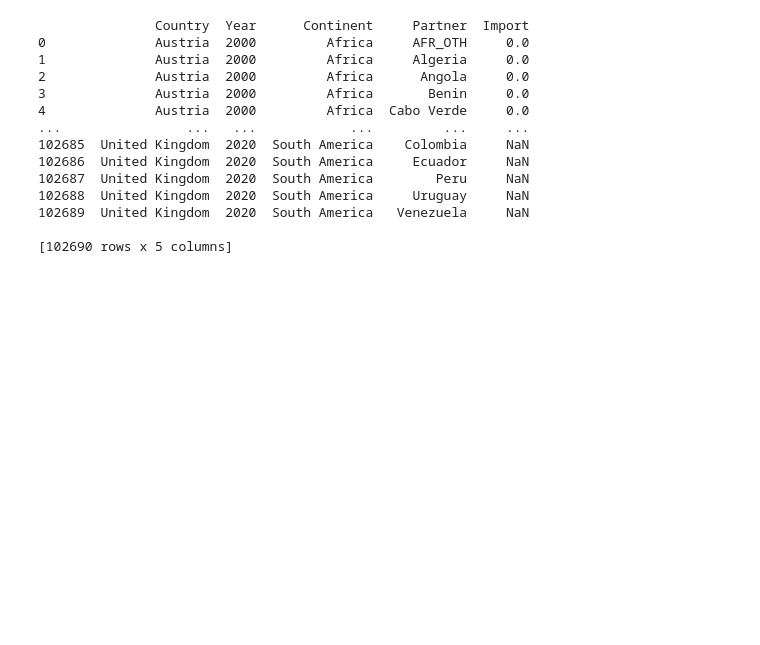
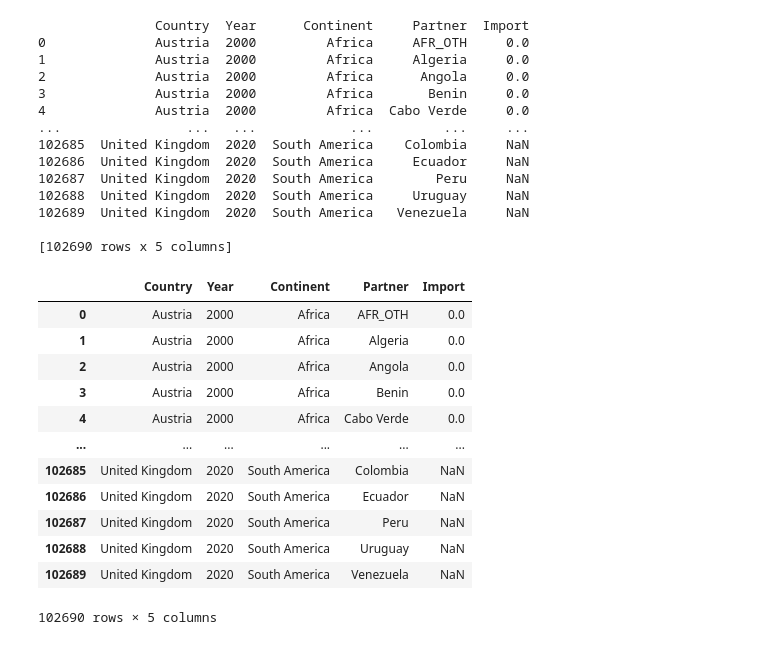
Before and after one commit to esvelaren/Information-Visualization-Project, a Jupyter notebook: dataframes.ipynb, the cells around one changed output. Cells and saved outputs as stored; diff of their text form; code cells hidden in the pictures; blank space fills up the shorter version.

```diff
--- a/dataframes.ipynb
+++ b/dataframes.ipynb
@@ -586,3 +586,19 @@ AME_OTH not found in regex
 102689  United Kingdom  2020  South America   Venezuela     NaN
 
 [102690 rows x 5 columns]
+# %%
+df_natural_gas_exporters
+# %% [output]
+|  | Country | Year | Continent | Partner | Import |
+| 0 | Austria | 2000 | Africa | AFR_OTH | 0.0 |
+| 1 | Austria | 2000 | Africa | Algeria | 0.0 |
+| 2 | Austria | 2000 | Africa | Angola | 0.0 |
+| 3 | Austria | 2000 | Africa | Benin | 0.0 |
+| 4 | Austria | 2000 | Africa | Cabo Verde | 0.0 |
+| ... | ... | ... | ... | ... | ... |
+| 102685 | United Kingdom | 2020 | South America | Colombia | NaN |
+| 102686 | United Kingdom | 2020 | South America | Ecuador | NaN |
+| 102687 | United Kingdom | 2020 | South America | Peru | NaN |
+| 102688 | United Kingdom | 2020 | South America | Uruguay | NaN |
+| 102689 | United Kingdom | 2020 | South America | Venezuela | NaN |
+102690 rows × 5 columns
```
Also changed, not shown: 1 other file.
